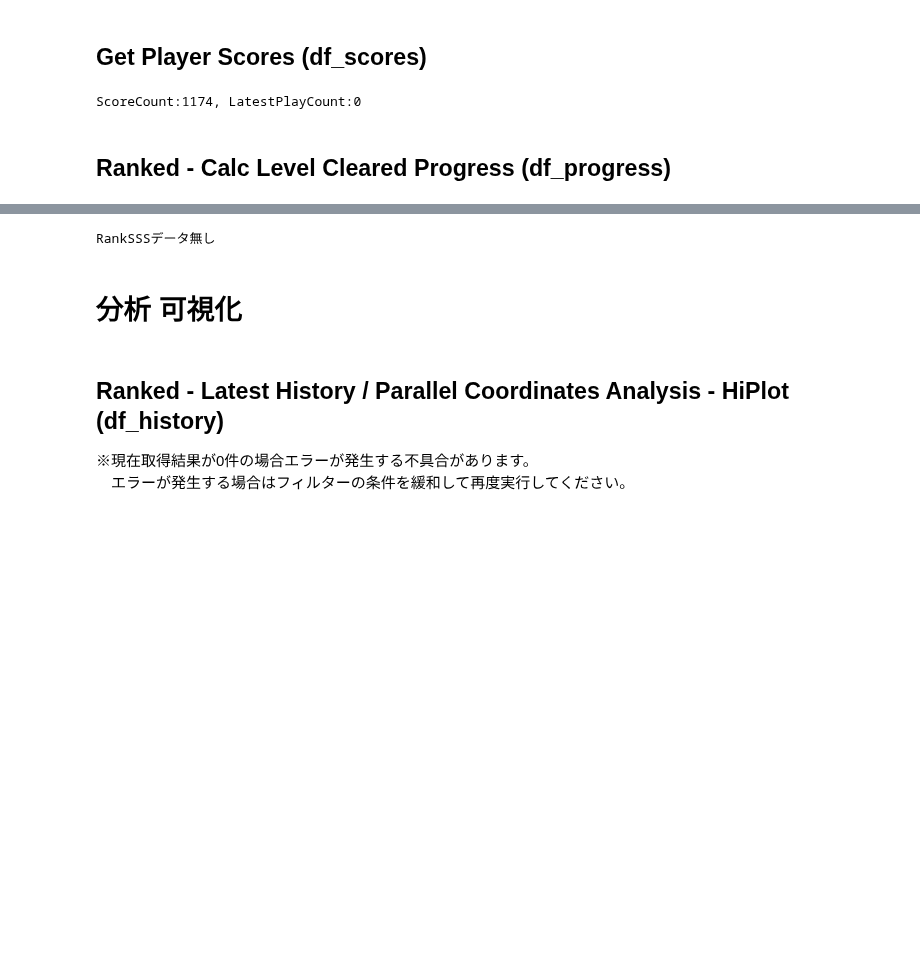
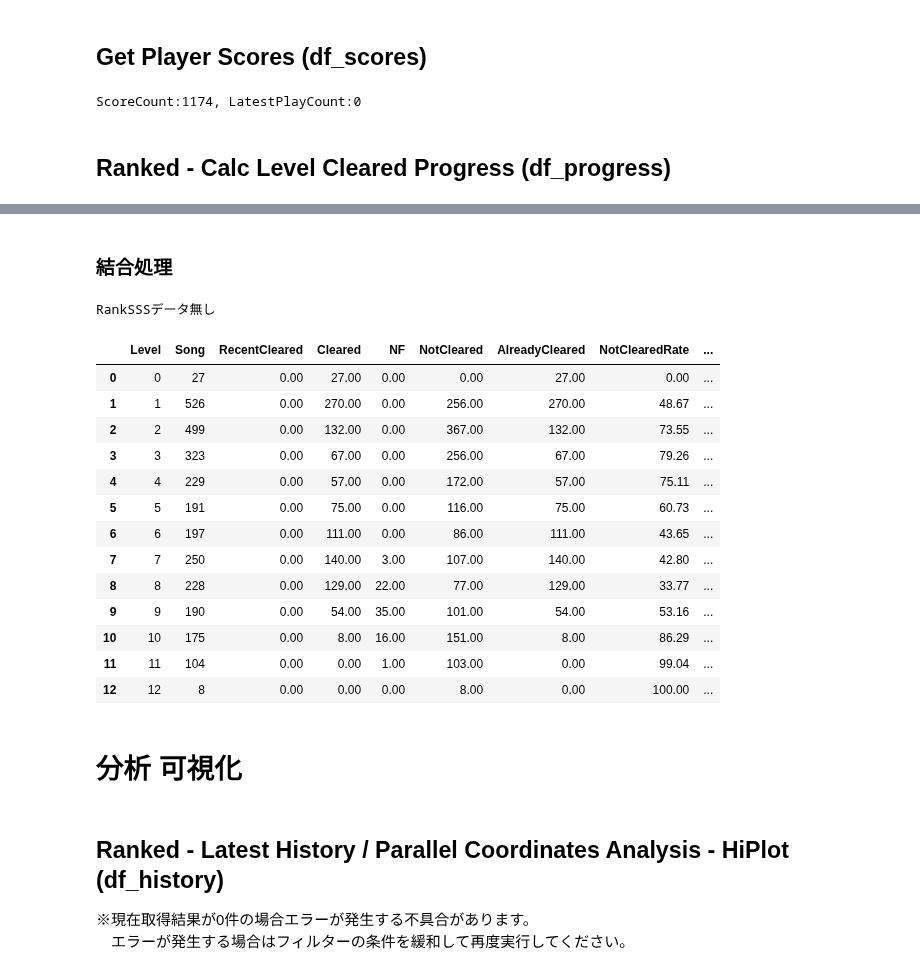
Before and after one commit to hatopopvr/MyBeatSaberAnalytics, a Jupyter notebook: MyBeatSaberAnalytics.ipynb, the cells around one changed output, grey strips where cells are left out. Saved outputs shown, nothing was run; the diff lists cells and outputs as text; code cells hidden in the pictures; blank space fills up the shorter version.

Commit message:
クリア進捗率計算のためのRank譜面曲数計上の是正(df_ranked_songs追加)、データについての捕捉を追加

```diff
--- a/MyBeatSaberAnalytics.ipynb
+++ b/MyBeatSaberAnalytics.ipynb
@@ -352,6 +356,11 @@ fig.show()
 #@title Song Listを取得し展開(最新取得は30分程度かかる可能性あり)
 if saved_song_list_is_enable and os.path.exists(song_list_path):
     df_songs = pd.read_csv(song_list_path)
+    df_ranked_songs = df_songs[
+                    (1==1)
+                    &(df_songs['Ranked'])
+                    &(df_songs['Mode'] == 'Standard')
+                    ].drop('index', axis=1).drop_duplicates()
 
 else:
     # GithubからZipのダウンロード
@@ -456,8 +465,16 @@ else:
             continue
 
     # SongListの保存
-    df_songs[df_songs["Ranked"]==1][cols_song].to_csv(song_ranked_path, index=False)
+    df_ranked_songs = df_songs[
+                        (1==1)
+                        &(df_songs['Ranked'])
+                        &(df_songs['Mode'] == 'Standard')
+                        ].drop('index', axis=1).drop_duplicates().count()
+    df_ranked_songs.to_csv(song_ranked_path, index=False)
+
+    #df_songs[df_songs["Ranked"]==1][cols_song].to_csv(song_ranked_path, index=False)
+    # SongListの保存
     df_songs.to_csv(song_list_path, index=False)
 
-print("Song:{}, RankedSong:{}".format(df_songs["Song"].count(), df_songs[df_songs["Ranked"]==1]["Song"].count()))
+print("Song:{}, RankedSong:{}".format(df_songs["Song"].count(), df_ranked_songs["Song"].count()))
 # %% [output]
@@ -592,6 +626,8 @@ ScoreCount:1174, LatestPlayCount:0
+# %% [markdown]
+### 結合処理
 # %%
 #@title Level別 Clear 情報の結合
-df_progress = df_songs[df_songs["Ranked"]==1][["Level","Song"]].groupby(["Level"],as_index=False).count()
+df_progress = df_ranked_songs[["Level","Song"]].groupby(["Level"],as_index=False).count()
 
 # Level別Clear数(No Fail除く)
 df_cleared = df_scores_org[(1==1)
@@ -653,6 +689,24 @@ df_progress["Other-Rate"] = df_progress["Other"] / df_progress["Song"] * 100
 df_progress.to_csv(level_cleared_path, index=False)
 # %% [output]
 RankSSSデータ無し
+# %%
+#@title clear情報 df_progress 内訳
+df_progress.style.highlight_null(null_color="lightgray").set_precision(2)
+# %% [output]
+|  | Level | Song | RecentCleared | Cleared | NF | NotCleared | AlreadyCleared | NotClearedRate | ... |
+| 0 | 0 | 27 | 0.00 | 27.00 | 0.00 | 0.00 | 27.00 | 0.00 | ... |
+| 1 | 1 | 526 | 0.00 | 270.00 | 0.00 | 256.00 | 270.00 | 48.67 | ... |
+| 2 | 2 | 499 | 0.00 | 132.00 | 0.00 | 367.00 | 132.00 | 73.55 | ... |
+| 3 | 3 | 323 | 0.00 | 67.00 | 0.00 | 256.00 | 67.00 | 79.26 | ... |
+| 4 | 4 | 229 | 0.00 | 57.00 | 0.00 | 172.00 | 57.00 | 75.11 | ... |
+| 5 | 5 | 191 | 0.00 | 75.00 | 0.00 | 116.00 | 75.00 | 60.73 | ... |
+| 6 | 6 | 197 | 0.00 | 111.00 | 0.00 | 86.00 | 111.00 | 43.65 | ... |
+| 7 | 7 | 250 | 0.00 | 140.00 | 3.00 | 107.00 | 140.00 | 42.80 | ... |
+| 8 | 8 | 228 | 0.00 | 129.00 | 22.00 | 77.00 | 129.00 | 33.77 | ... |
+| 9 | 9 | 190 | 0.00 | 54.00 | 35.00 | 101.00 | 54.00 | 53.16 | ... |
+| 10 | 10 | 175 | 0.00 | 8.00 | 16.00 | 151.00 | 8.00 | 86.29 | ... |
+| 11 | 11 | 104 | 0.00 | 0.00 | 1.00 | 103.00 | 0.00 | 99.04 | ... |
+| 12 | 12 | 8 | 0.00 | 0.00 | 0.00 | 8.00 | 0.00 | 100.00 | ... |
 # %% [markdown]
 # 分析 可視化
 # %% [markdown]
```
Also changed, not shown: parts of 6 cells of this notebook.
